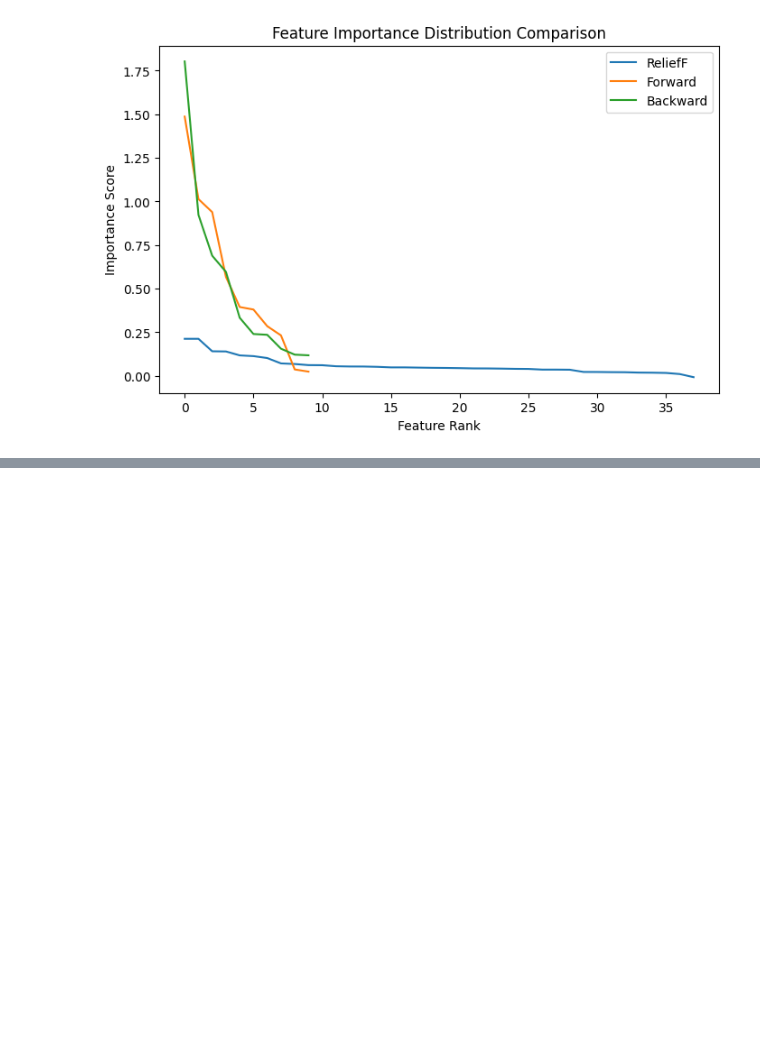
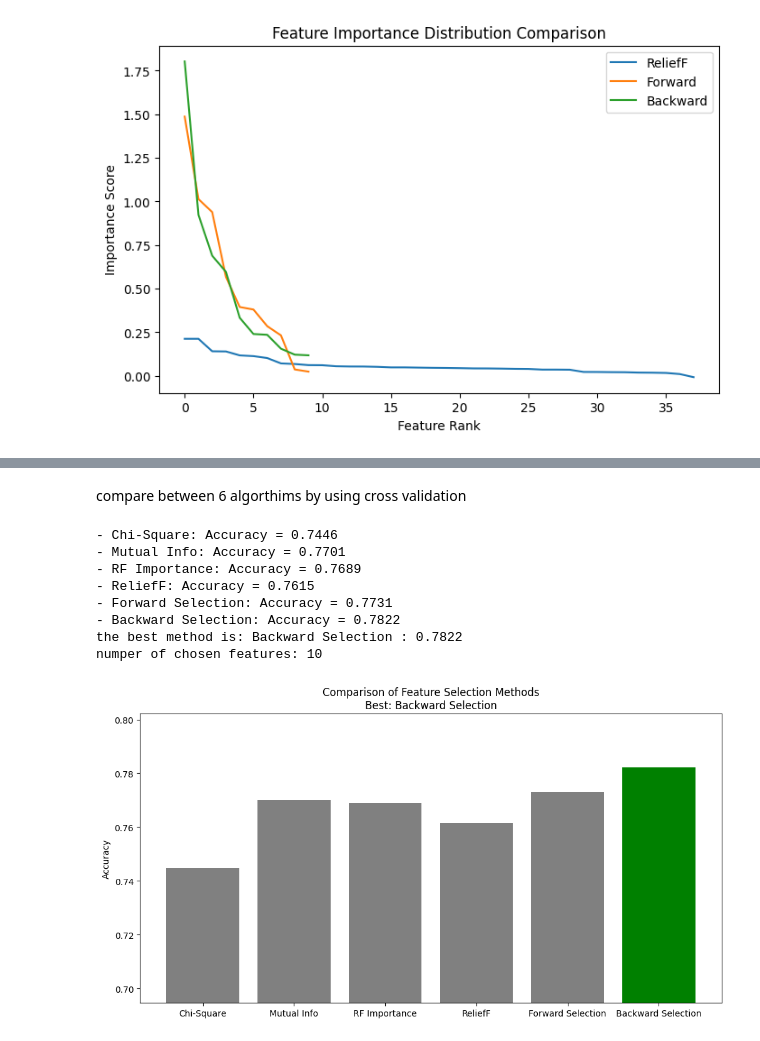
Before and after one commit to MoazIbrahem/Customer-Churn-Prediction, a Jupyter notebook: visualization.ipynb, the cells around one changed output, grey strips where cells are left out. Cells and saved outputs as stored; diff of their text form; code cells hidden in the pictures; blank space fills up the shorter version.

```diff
--- a/visualization.ipynb
+++ b/visualization.ipynb
@@ -1866,0 +1797,47 @@ Best Method: Backward
+# %% [markdown]
+compare between 6 algorthims by using cross validation
+# %%
+import numpy as np
+
+feature_sets = {
+    "Chi-Square": list(chi_features),
+    "Mutual Info": list(mi_features),
+    "RF Importance": list(embedded_features),
+    "ReliefF": list(relief_top["Feature"]),
+    "Forward Selection": list(forward_top["Feature"]),
+    "Backward Selection": list(backward_top["Feature"])
+}
+
+results = {}
+
+for name, features in feature_sets.items():
+
+    score = cross_val_score(rf, X[features], y, cv=5).mean()
+    results[name] = score
+    print(f"- {name}: Accuracy = {score:.4f}")
+
+best_method = max(results, key=results.get)
+best_features = feature_sets[best_method]
+
+print(f"the best method is: {best_method} : {results[best_method]:.4f}")
+print(f"numper of chosen features: {len(best_features)}")
+
+X_final_selected = X[best_features]
+
+plt.figure(figsize=(12,6))
+colors = ['gray' if n != best_method else 'green' for n in results.keys()]
+plt.bar(results.keys(), results.values(), color=colors)
+plt.title(f"Comparison of Feature Selection Methods\nBest: {best_method}")
+plt.ylabel("Accuracy")
+plt.ylim(min(results.values()) - 0.05, max(results.values()) + 0.02)
+plt.show()
+# %% [output]
+- Chi-Square: Accuracy = 0.7446
+- Mutual Info: Accuracy = 0.7701
+- RF Importance: Accuracy = 0.7689
+- ReliefF: Accuracy = 0.7615
+- Forward Selection: Accuracy = 0.7731
+- Backward Selection: Accuracy = 0.7822
+the best method is: Backward Selection : 0.7822
+numper of chosen features: 10
+[figure, added]
```
Also changed, not shown: parts of 15 cells of this notebook.
